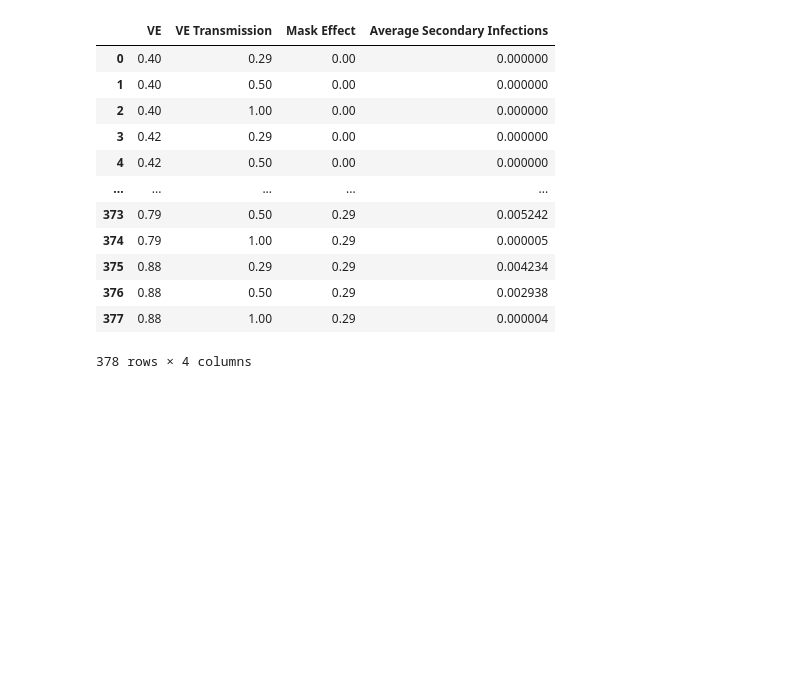
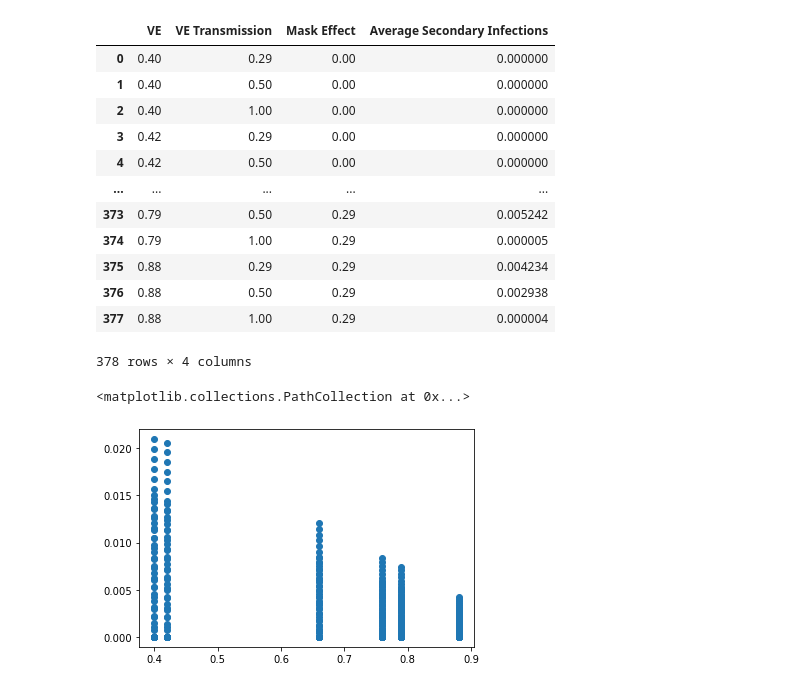
Before and after one commit to brianliu12437/COVID-Classroom-Delta, a Jupyter notebook: Classroom Simulations/Simulator/Fall 2021 Classroom Simulators V11 - Recallibration.ipynb, the cells around one changed output. Saved outputs shown, nothing was run; the diff lists cells and outputs as text; code cells hidden in the pictures; blank space fills up the shorter version.

Commit message:
add plots

```diff
--- a/Classroom Simulations/Simulator/Fall 2021 Classroom Simulators V11 - Recallibration.ipynb
+++ b/Classroom Simulations/Simulator/Fall 2021 Classroom Simulators V11 - Recallibration.ipynb
@@ -521,3 +521,8 @@ results
 | 376 | 0.88 | 0.50 | 0.29 | 0.002938 |
 | 377 | 0.88 | 1.00 | 0.29 | 0.000004 |
 378 rows × 4 columns
+# %%
+plt.scatter(results['VE'],results['Average Secondary Infections'])
+# %% [output]
+<matplotlib.collections.PathCollection at 0x...>
+[figure, added]
```
Also changed, not shown: parts of 2 cells of this notebook.
